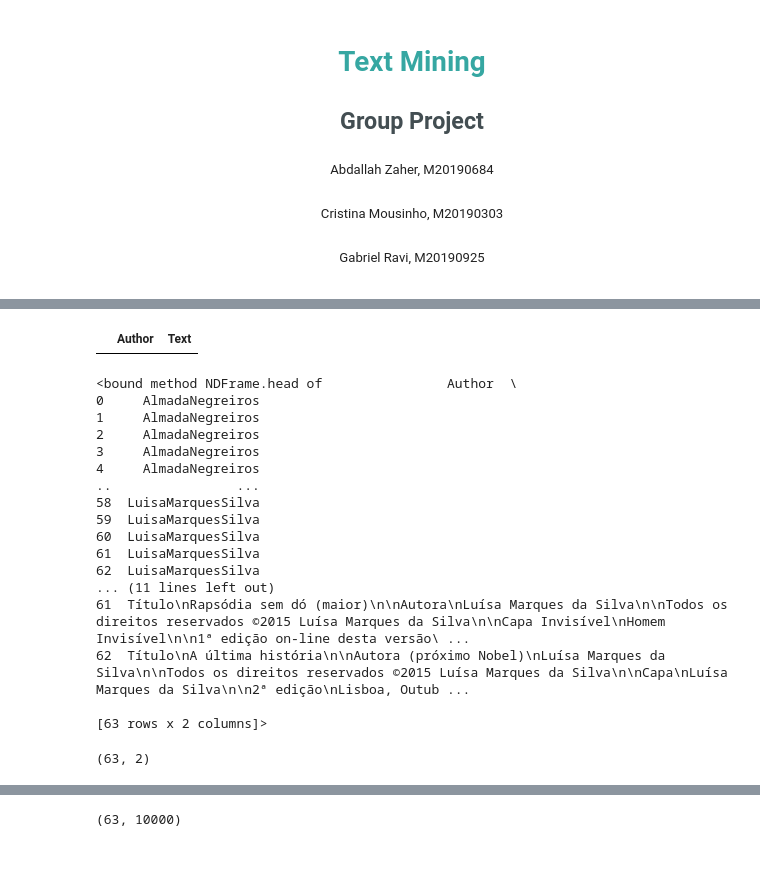
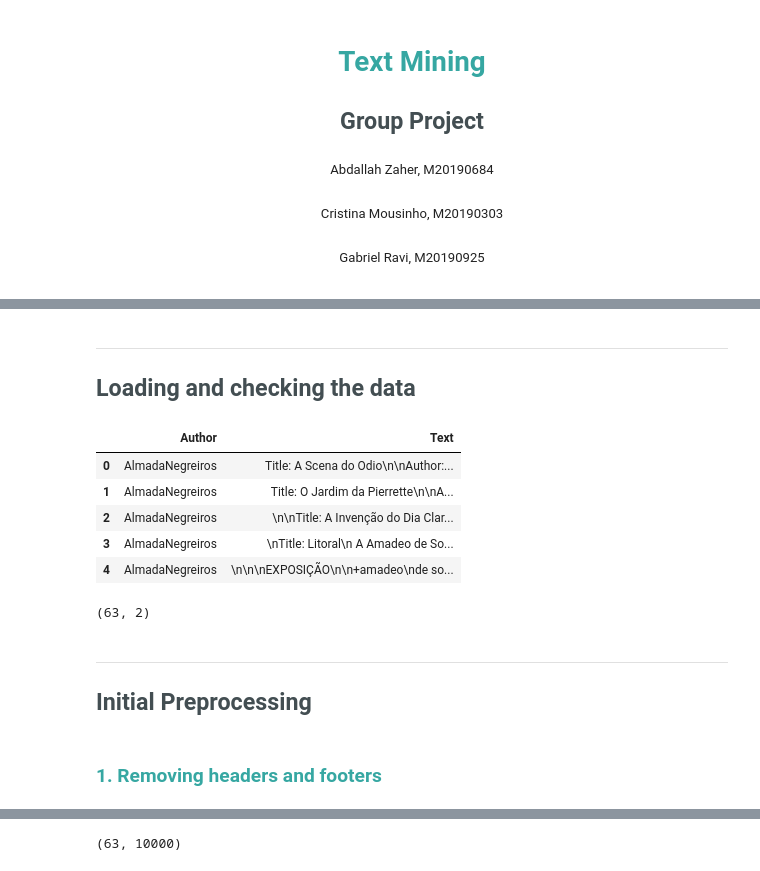
Before and after one commit to AbdallahZaher/TextMining, a Jupyter notebook: Text Mining - code.ipynb, the cells around one changed output, grey strips where cells are left out. Drawn from its saved outputs; the diff is of its cells as text; code cells hidden in the pictures.

```diff
--- a/Text Mining - code.ipynb
+++ b/Text Mining - code.ipynb
@@ -32,39 +49,31 @@ pd.options.display.max_colwidth = 500
+# %% [markdown]
+<hr>
+<h2 style='color: #434e52'>Loading and checking the data</h2>
 # %%
+#Creating an empty dataframe
 train_df = pd.DataFrame(columns=['Author', 'Text'])
-train_df
-# %% [output]
-|  | Author | Text |
 # %%
+#Filling the dataframe with the provided texts
 author_list = ['AlmadaNegreiros','CamiloCasteloBranco','EcaDeQueiros','JoseRodriguesSantos',
                'JoseSaramago','LuisaMarquesSilva']
 
 for author in author_list:
-    go_to = './Train/'+author
+    go_to = './Corpora/Train/'+author
     for filename in os.listdir(go_to):
         open_filename = go_to+"/"+filename
         f = open(open_filename, "r", encoding="utf-8")
         train_df = train_df.append({'Author': author, 'Text': f.read()}, ignore_index=True)
         f.close()
-# %%
-train_df.head
-# %% [output]
-<bound method NDFrame.head of                Author  \
-0     AlmadaNegreiros
-1     AlmadaNegreiros
-2     AlmadaNegreiros
-3     AlmadaNegreiros
-4     AlmadaNegreiros
-..                ...
-58  LuisaMarquesSilva
-59  LuisaMarquesSilva
-60  LuisaMarquesSilva
-61  LuisaMarquesSilva
-62  LuisaMarquesSilva
-... (11 lines left out)
-61  Título\nRapsódia sem dó (maior)\n\nAutora\nLuísa Marques da Silva\n\nTodos os direitos reservados ©2015 Luísa Marques da Silva\n\nCapa Invisível\nHomem Invisível\n\n1ª edição on-line desta versão\ ...
-62  Título\nA última história\n\nAutora (próximo Nobel)\nLuísa Marques da Silva\n\nTodos os direitos reservados ©2015 Luísa Marques da Silva\n\nCapa\nLuísa Marques da Silva\n\n2ª edição\nLisboa, Outub ...
-
-[63 rows x 2 columns]>
+# %%
+#Checking what we are dealing with
+train_df.head(5)
+# %% [output]
+|  | Author | Text |
+| 0 | AlmadaNegreiros | Title: A Scena do Odio\n\nAuthor:... |
+| 1 | AlmadaNegreiros | Title: O Jardim da Pierrette\n\nA... |
+| 2 | AlmadaNegreiros | \n\nTitle: A Invenção do Dia Clar... |
+| 3 | AlmadaNegreiros | \nTitle: Litoral\n A Amadeo de So... |
+| 4 | AlmadaNegreiros | \n\n\nEXPOSIÇÃO\n\n+amadeo\nde so... |
 # %%
 train_df.shape
 # %% [output]
@@ -92,0 +81,6 @@ def label_counter(dataframe, field):
+# %% [markdown]
+<hr>
+
+<h2 style='color: #434e52'>Initial Preprocessing</h2>
+# %% [markdown]
+<h3 style='color: #36A7A2'>1. Removing headers and footers</h3>
```
Also changed, not shown: parts of 178 cells of this notebook.
